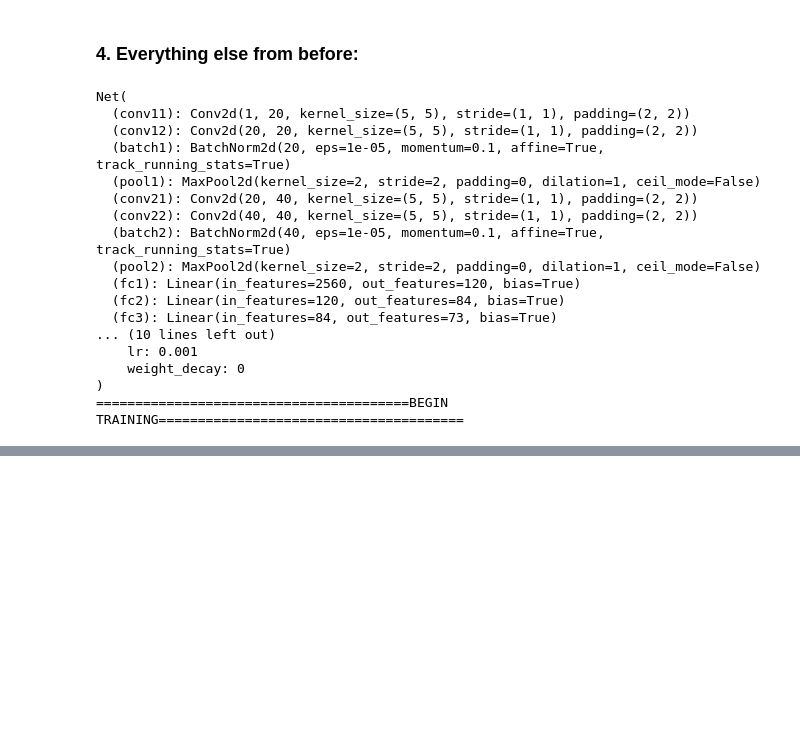
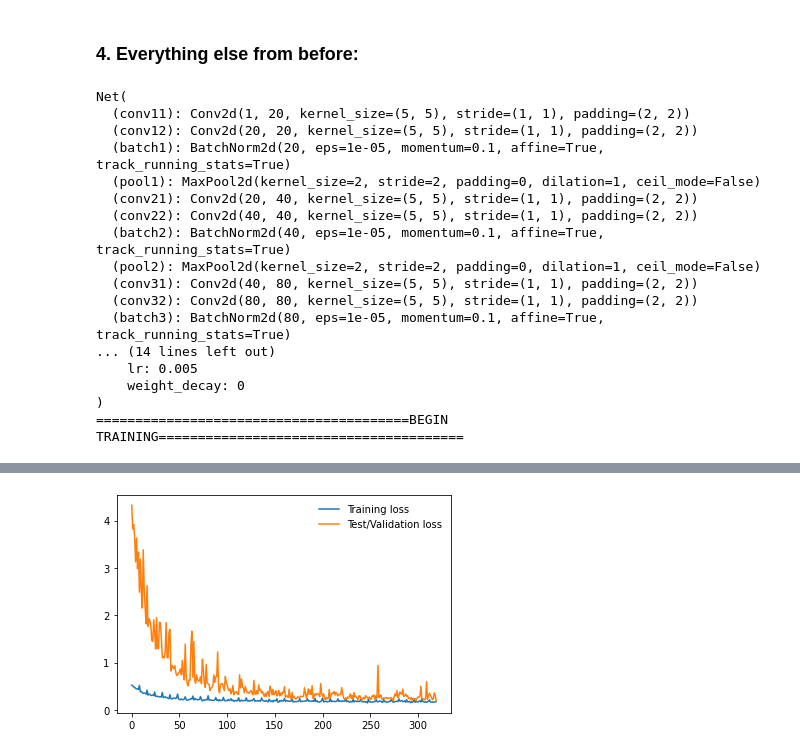
Before and after one commit to lenghuang/picTex, a Jupyter notebook: textDetectModel/mondayZach.ipynb, the cells around one changed output, grey strips where cells are left out. Cells and saved outputs as stored; diff of their text form; code cells hidden in the pictures; blank space fills up the shorter version.

Commit message:
Updated model and cleaned objectDetection

```diff
--- a/textDetectModel/mondayZach.ipynb
+++ b/textDetectModel/mondayZach.ipynb
@@ -152,16 +185,20 @@ class Net(nn.Module):
         self.conv22 = nn.Conv2d(40, 40, 5, padding=2)
         self.batch2 = nn.BatchNorm2d(40)
         self.pool2  = nn.MaxPool2d(2,2)
+        self.conv31 = nn.Conv2d(40, 80, 5, padding=2)
+        self.conv32 = nn.Conv2d(80, 80, 5, padding=2)
+        self.batch3 = nn.BatchNorm2d(80)
+        self.pool3  = nn.MaxPool2d(2,2)
 
         # Transitioning from Conv ===> Linear
         # 16 is the number of output channels in the previous conv layer.
 
-        self.fc1 = nn.Linear(40 * 8 * 8, 120)
+        self.fc1 = nn.Linear(80 * 4 * 4, 120)
         self.fc2 = nn.Linear(120, 84)
         self.fc3 = nn.Linear(84, len(classes))
         self.dropconv = nn.Dropout(0.2)
         self.dropfc = nn.Dropout(0.4)
-        self.soft = nn.Softmax(dim=1)
+        self.soft = nn.LogSoftmax(dim=1)
 
     def forward(self, x):
         x = F.relu(self.conv11(x))
@@ -172,7 +209,11 @@ class Net(nn.Module):
         x = F.relu(self.conv22(x))
         x = self.batch2(x)
         x = self.pool2(x)
-        x = x.view(-1, 40 * 8 * 8)
+        x = F.relu(self.conv31(x))
+        x = F.relu(self.conv32(x))
+        x = self.batch3(x)
+        x = self.pool3(x)
+        x = x.view(-1, 80 * 4 * 4)
         x = F.relu(self.fc1(x))
         x = F.relu(self.fc2(x))
         x = self.fc3(x)
@@ -187,24 +228,25 @@ model.eval()
 inp = torch.randn((1,1,32,32))
 out = model(inp)
 
-#model.load_state_dict(torch.load('./models/custom_label_1000.pt'))
+#model.load_state_dict(torch.load('./models/custom_label_1002.pt'))
 model.train()
 import torch.optim as optim
 
 # set parameters
-learning_rate = 0.001 #0.005
+learning_rate = 0.005
 momentum = 0.9
 
 def loss_optim():
-    criterion = nn.CrossEntropyLoss()
+    # Loss function:
+    # criterion = nn.CrossEntropyLoss()
     # criterion = nn.MSELoss()
-    #criterion = nn.NLLLoss()
-    # Adam Max
+    criterion = nn.NLLLoss()
+
+    # Optimizer:
     #optimizer = torch.optim.Adamax(model.parameters(), learning_rate, betas=(0.9, 0.999), eps=1e-08, weight_decay=0)
-    # Adam
     optimizer = optim.Adam(model.parameters(), learning_rate, amsgrad = True)
-    # SGD. Momentum = remembering previous estimation change for a param (delta W)
     #optimizer = optim.SGD(model.parameters(), learning_rate, momentum)
+
     return criterion, optimizer
 
 criterion, optimizer = loss_optim()
@@ -219,7 +261,7 @@ from torch.autograd import Variable
 def train_network():
 
     # Choose parameters
-    num_epoch = 100
+    num_epoch = 40
     mini_batch = 10 # previously batch_size
     train_losses, test_losses = [], []
     running_loss = 0
@@ -267,7 +309,7 @@ def train_network():
                 model.train()
 
 
-    PATH = './models/custom_label_1001.pt'
+    PATH = './models/pictex_100.pt'
     torch.save(model.state_dict(), PATH)
     return train_losses, test_losses, PATH
 
@@ -291,11 +333,11 @@ Net(
   (conv22): Conv2d(40, 40, kernel_size=(5, 5), stride=(1, 1), padding=(2, 2))
   (batch2): BatchNorm2d(40, eps=1e-05, momentum=0.1, affine=True, track_running_stats=True)
   (pool2): MaxPool2d(kernel_size=2, stride=2, padding=0, dilation=1, ceil_mode=False)
-  (fc1): Linear(in_features=2560, out_features=120, bias=True)
-  (fc2): Linear(in_features=120, out_features=84, bias=True)
-  (fc3): Linear(in_features=84, out_features=73, bias=True)
-... (10 lines left out)
-    lr: 0.001
+  (conv31): Conv2d(40, 80, kernel_size=(5, 5), stride=(1, 1), padding=(2, 2))
+  (conv32): Conv2d(80, 80, kernel_size=(5, 5), stride=(1, 1), padding=(2, 2))
+  (batch3): BatchNorm2d(80, eps=1e-05, momentum=0.1, affine=True, track_running_stats=True)
+... (14 lines left out)
+    lr: 0.005
     weight_decay: 0
 )
 ========================================BEGIN TRAINING=======================================
@@ -318,0 +361 @@ Net(
+[figure, added]
```
Also changed, not shown: parts of 5 cells of this notebook, 9 other files.
